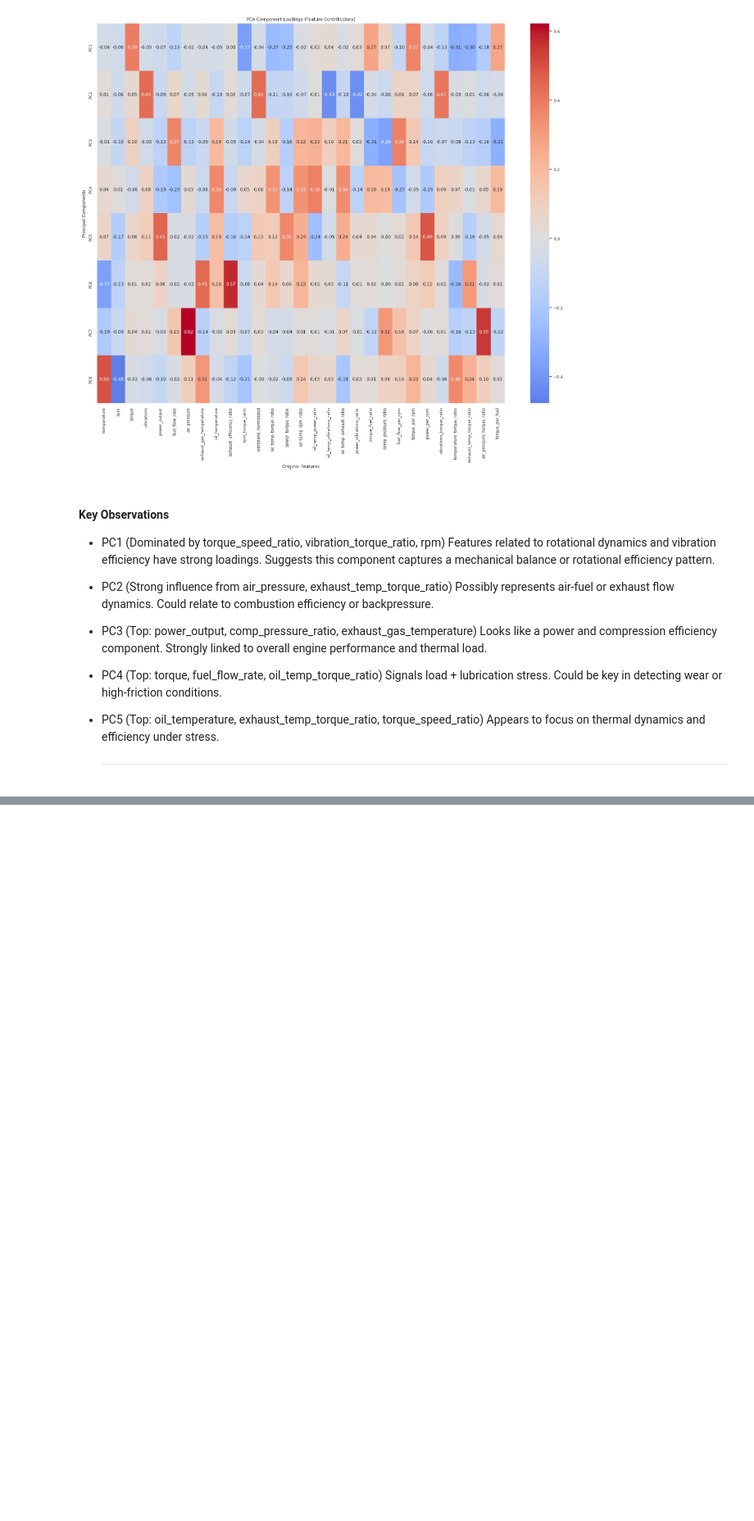
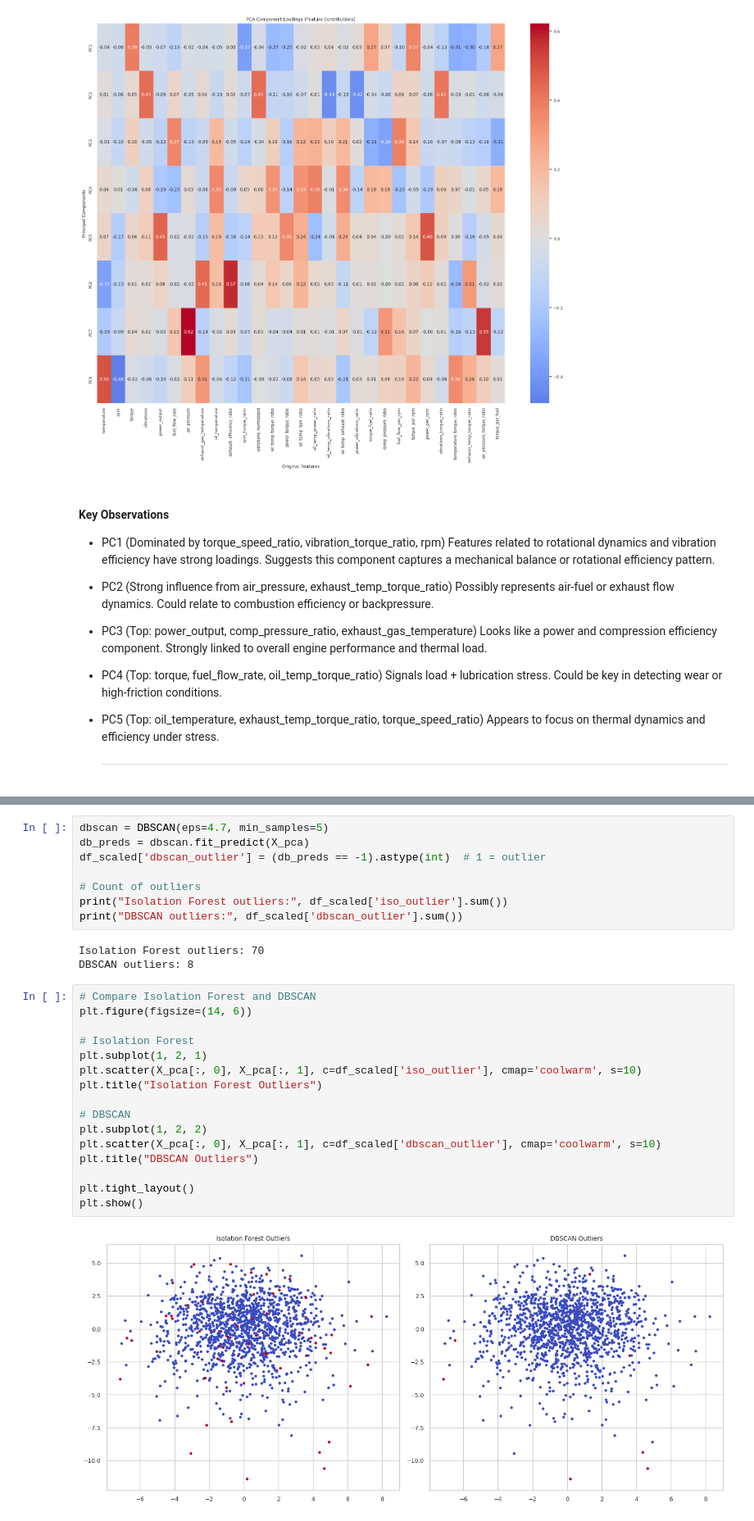
Before and after one commit to gareytwin1/gas-turbine-fault-detection, a Jupyter notebook: gas_turbine_fault_detection.ipynb, the cells around one changed output, grey strips where cells are left out. Shown at 82% size. Cells and saved outputs as stored; diff of their text form; blank space fills up the shorter version.

```diff
--- a/gas_turbine_fault_detection.ipynb
+++ b/gas_turbine_fault_detection.ipynb
@@ -796,0 +849,29 @@ plt.show()
+# %%
+dbscan = DBSCAN(eps=4.7, min_samples=5)
+db_preds = dbscan.fit_predict(X_pca)
+df_scaled['dbscan_outlier'] = (db_preds == -1).astype(int)  # 1 = outlier
+
+# Count of outliers
+print("Isolation Forest outliers:", df_scaled['iso_outlier'].sum())
+print("DBSCAN outliers:", df_scaled['dbscan_outlier'].sum())
+# %% [output]
+Isolation Forest outliers: 70
+DBSCAN outliers: 8
+# %%
+# Compare Isolation Forest and DBSCAN
+plt.figure(figsize=(14, 6))
+
+# Isolation Forest
+plt.subplot(1, 2, 1)
+plt.scatter(X_pca[:, 0], X_pca[:, 1], c=df_scaled['iso_outlier'], cmap='coolwarm', s=10)
+plt.title("Isolation Forest Outliers")
+
+# DBSCAN
+plt.subplot(1, 2, 2)
+plt.scatter(X_pca[:, 0], X_pca[:, 1], c=df_scaled['dbscan_outlier'], cmap='coolwarm', s=10)
+plt.title("DBSCAN Outliers")
+
+plt.tight_layout()
+plt.show()
+# %% [output]
+[figure, added]
```
Also changed, not shown: parts of 4 cells of this notebook.
